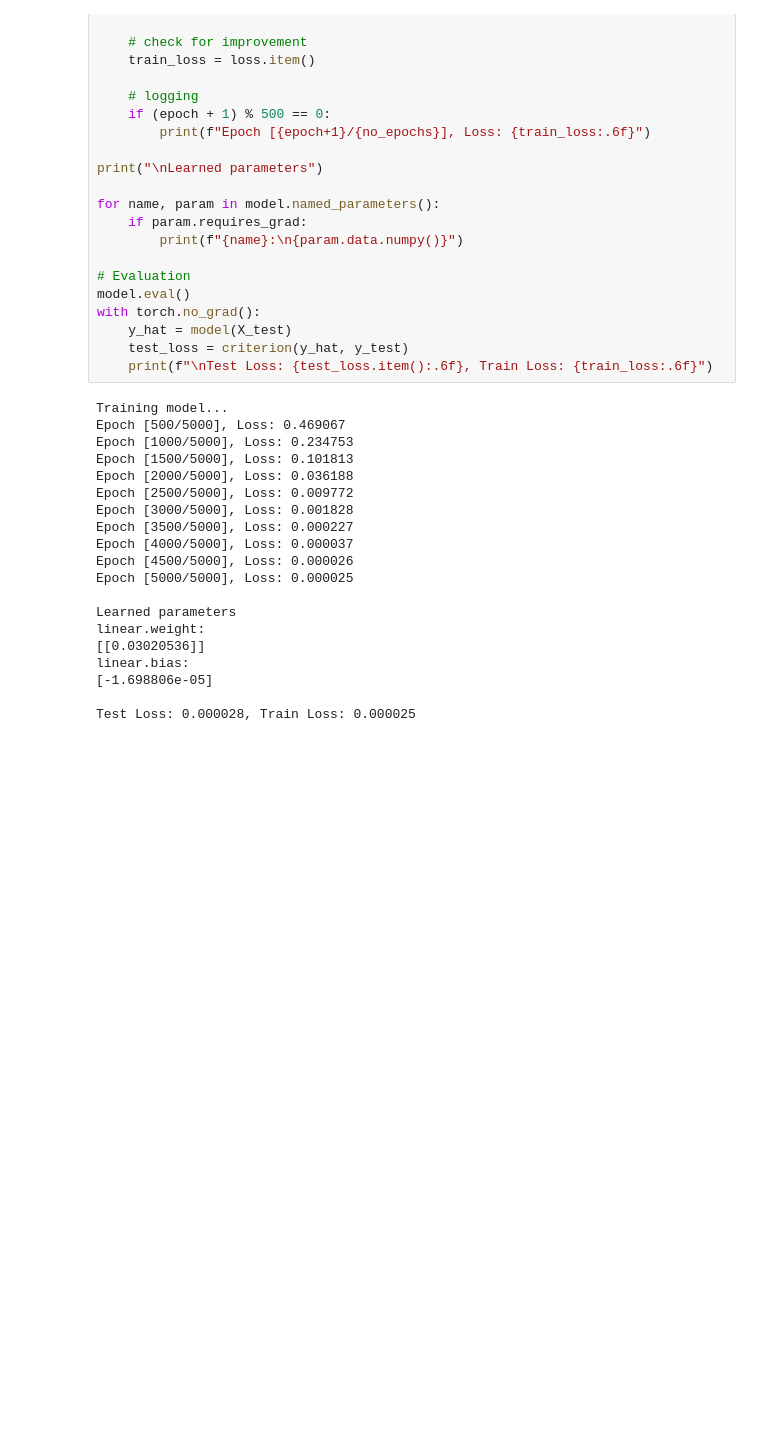
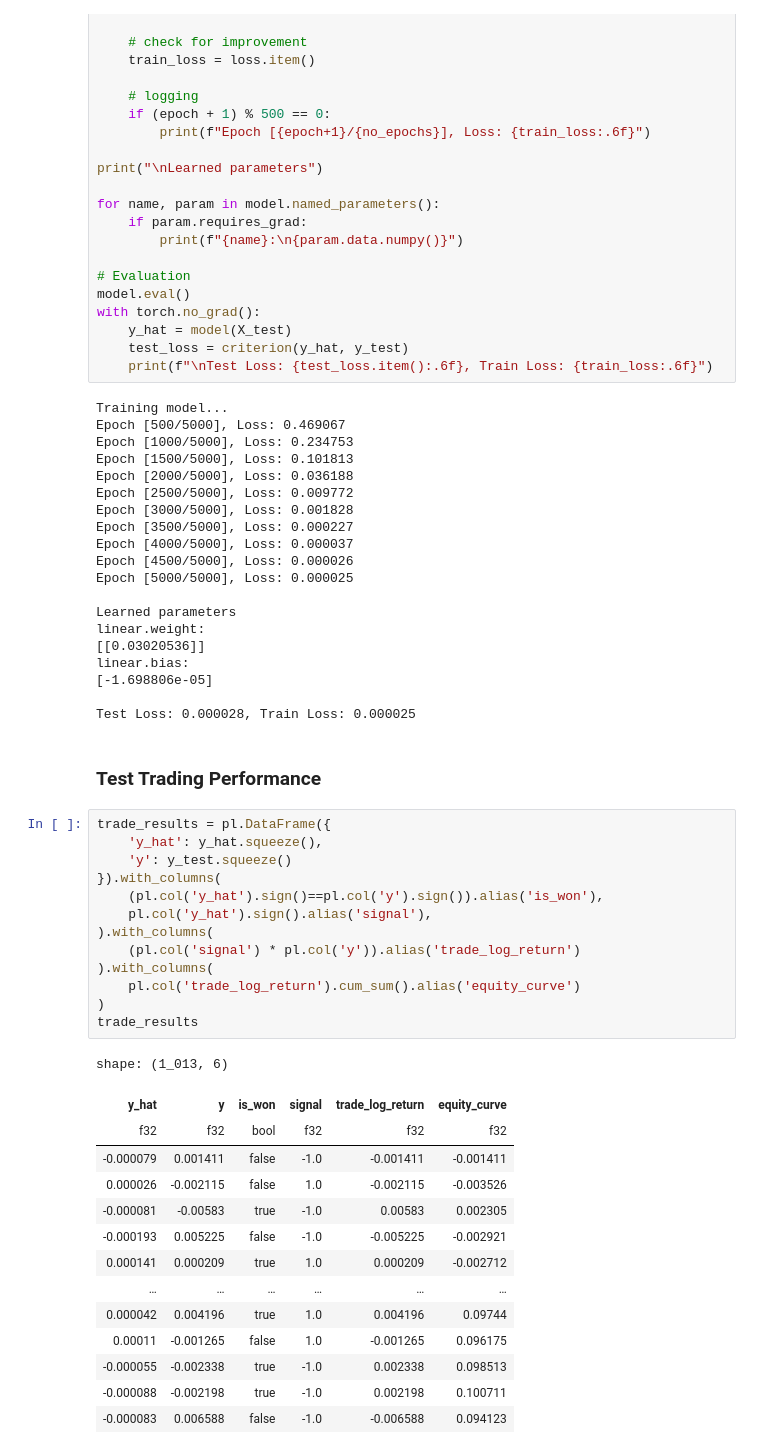
Before and after one commit to JadenGrossbaum/Research, a Jupyter notebook: video1.ipynb, the cells around one changed output. Cells and saved outputs as stored; diff of their text form; blank space fills up the shorter version.

Commit message:
testing trade performance

```diff
--- a/video1.ipynb
+++ b/video1.ipynb
@@ -422,3 +422,33 @@ linear.bias:
 [-1.698806e-05]
 
 Test Loss: 0.000028, Train Loss: 0.000025
+# %% [markdown]
+### Test Trading Performance
+# %%
+trade_results = pl.DataFrame({
+    'y_hat': y_hat.squeeze(),
+    'y': y_test.squeeze()
+}).with_columns(
+    (pl.col('y_hat').sign()==pl.col('y').sign()).alias('is_won'),
+    pl.col('y_hat').sign().alias('signal'),
+).with_columns(
+    (pl.col('signal') * pl.col('y')).alias('trade_log_return')
+).with_columns(
+    pl.col('trade_log_return').cum_sum().alias('equity_curve')
+)
+trade_results
+# %% [output]
+shape: (1_013, 6)
+| y_hat | y | is_won | signal | trade_log_return | equity_curve |
+| f32 | f32 | bool | f32 | f32 | f32 |
+| -0.000079 | 0.001411 | false | -1.0 | -0.001411 | -0.001411 |
+| 0.000026 | -0.002115 | false | 1.0 | -0.002115 | -0.003526 |
+| -0.000081 | -0.00583 | true | -1.0 | 0.00583 | 0.002305 |
+| -0.000193 | 0.005225 | false | -1.0 | -0.005225 | -0.002921 |
+| 0.000141 | 0.000209 | true | 1.0 | 0.000209 | -0.002712 |
+| … | … | … | … | … | … |
+| 0.000042 | 0.004196 | true | 1.0 | 0.004196 | 0.09744 |
+| 0.00011 | -0.001265 | false | 1.0 | -0.001265 | 0.096175 |
+| -0.000055 | -0.002338 | true | -1.0 | 0.002338 | 0.098513 |
+| -0.000088 | -0.002198 | true | -1.0 | 0.002198 | 0.100711 |
+| -0.000083 | 0.006588 | false | -1.0 | -0.006588 | 0.094123 |
```
